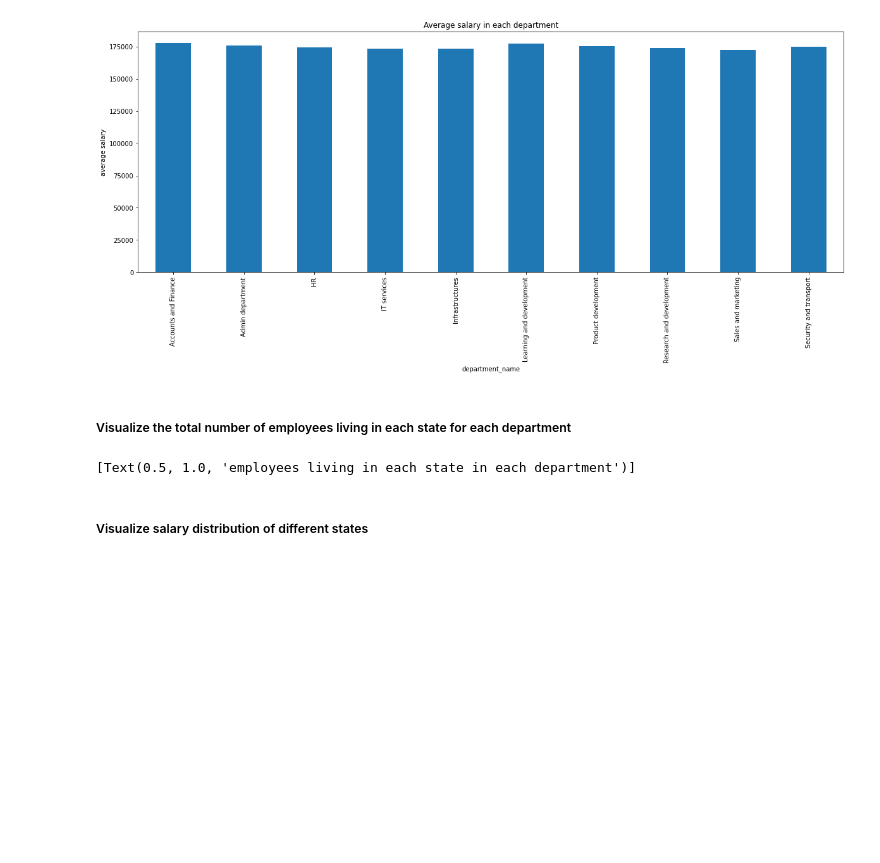
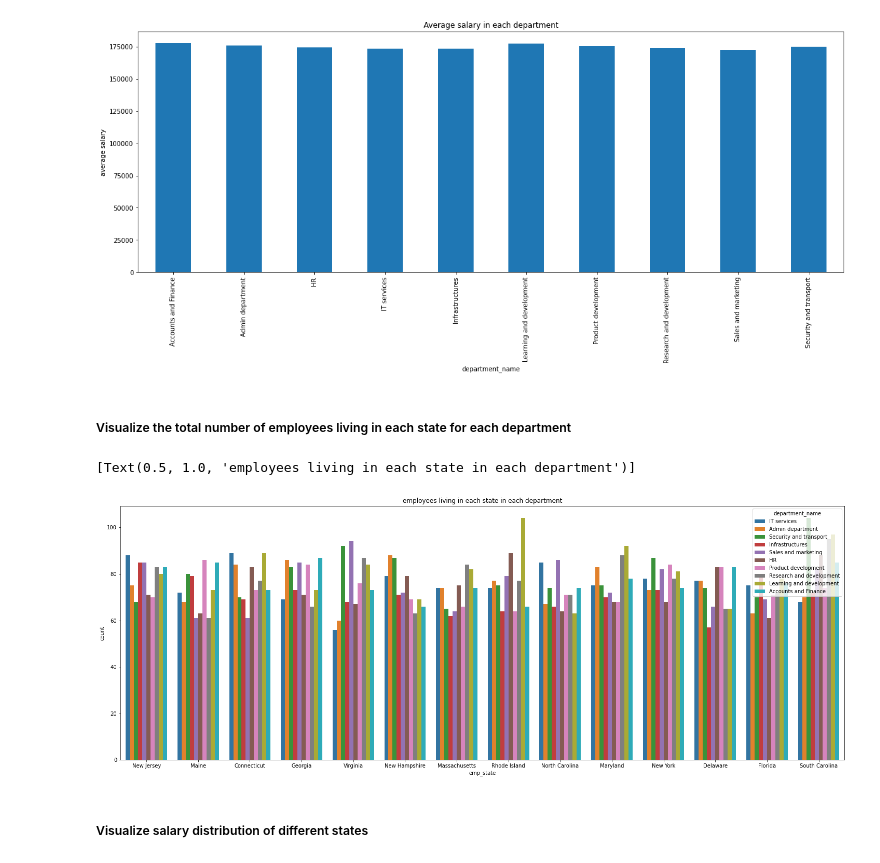
Before and after one commit to hemanthdoddala/Data601, a Jupyter notebook: week07/hw-07.ipynb, the cells around one changed output. Drawn from its saved outputs; the diff is of its cells as text; code cells hidden in the pictures; blank space fills up the shorter version.

Commit message:
modified graphs

```diff
--- a/week07/hw-07.ipynb
+++ b/week07/hw-07.ipynb
@@ -150,11 +150,12 @@ employee_df.groupby('department_name').salary.mean().plot.bar(figsize=(20, 7), t
 # %% [markdown]
 <h5>Visualize the total number of employees living in each state for each department</h5>
 # %%
-plt.figure(figsize = (22, 7))
+plt.figure(figsize = (25, 9))
 plot=sns.countplot(x ='emp_state', data = employee_df, hue="department_name")
 plot.set(title="employees living in each state in each department")
 # %% [output]
 [Text(0.5, 1.0, 'employees living in each state in each department')]
+[figure, added]
 # %% [markdown]
 <h5>Visualize salary distribution of different states</h5>
 # %%
```
